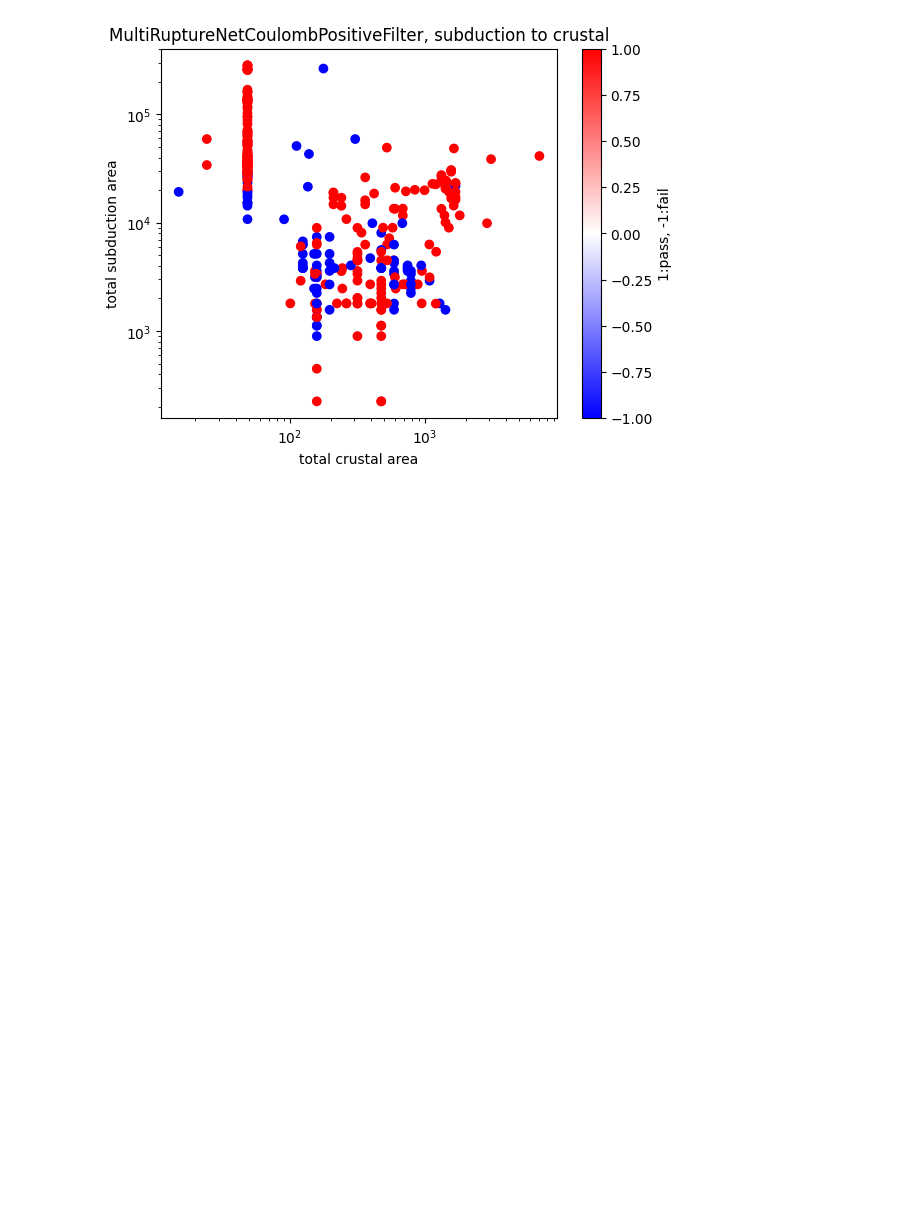
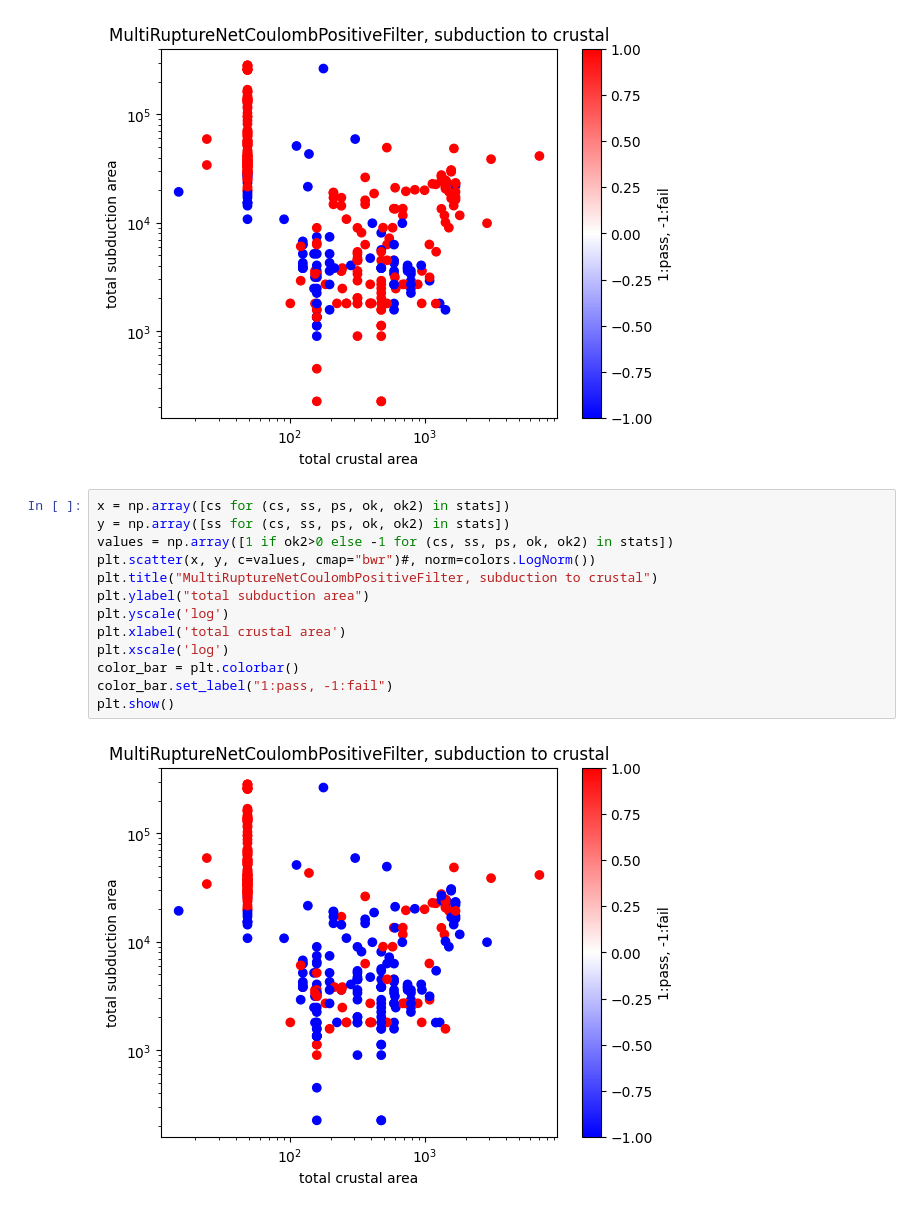
Before and after one commit to voj/science-playground, a Jupyter notebook: WORKDIR/coulomb-fractions.ipynb, the cells around one changed output. Drawn from its saved outputs; the diff is of its cells as text; blank space fills up the shorter version.

```diff
--- a/WORKDIR/coulomb-fractions.ipynb
+++ b/WORKDIR/coulomb-fractions.ipynb
@@ -86,3 +124,18 @@ color_bar.set_label("1:pass, -1:fail")
 plt.show()
 # %% [output]
 [figure]
+# %%
+x = np.array([cs for (cs, ss, ps, ok, ok2) in stats])
+y = np.array([ss for (cs, ss, ps, ok, ok2) in stats])
+values = np.array([1 if ok2>0 else -1 for (cs, ss, ps, ok, ok2) in stats])
+plt.scatter(x, y, c=values, cmap="bwr")#, norm=colors.LogNorm())
+plt.title("MultiRuptureNetCoulombPositiveFilter, subduction to crustal")
+plt.ylabel("total subduction area")
+plt.yscale('log')
+plt.xlabel('total crustal area')
+plt.xscale('log')
+color_bar = plt.colorbar()
+color_bar.set_label("1:pass, -1:fail")
+plt.show()
+# %% [output]
+[figure, added]
```
Also changed, not shown: parts of 7 cells of this notebook, 2 other files.
